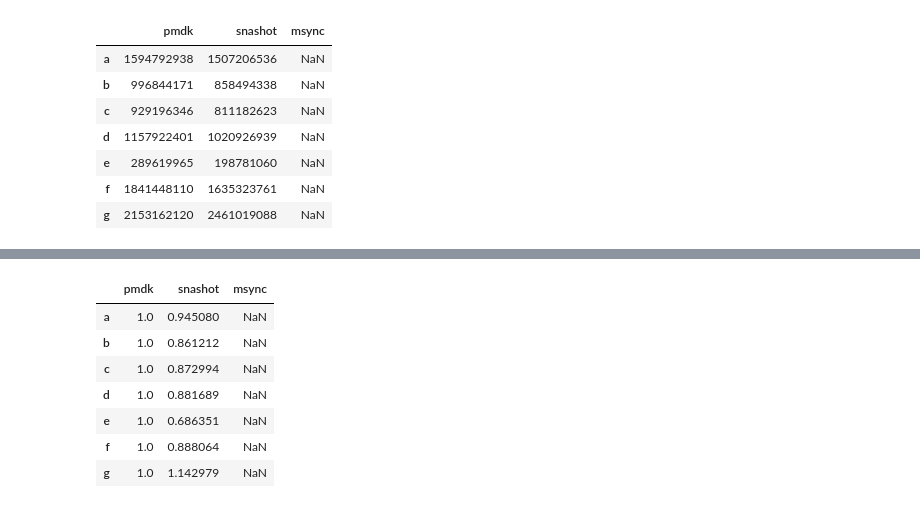
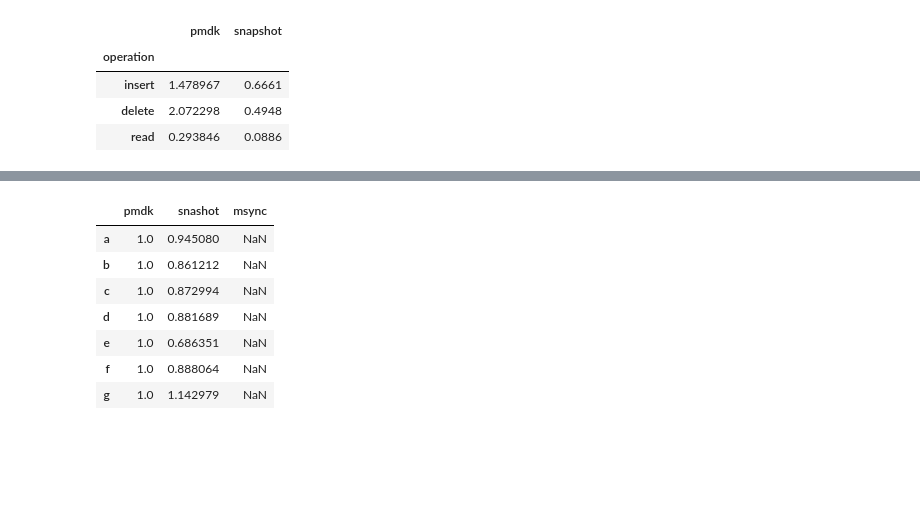
Before and after one commit to NVSL/snapshot-public, a Jupyter notebook: src/scripts/simplekv.ipynb, the cells around one changed output, grey strips where cells are left out. Saved outputs shown, nothing was run; the diff lists cells and outputs as text; code cells hidden in the pictures; blank space fills up the shorter version.

```diff
--- a/src/scripts/simplekv.ipynb
+++ b/src/scripts/simplekv.ipynb
@@ -40,17 +40,13 @@ dataf = "../../data/simplekv.csv"
 # %%
 df = pd.read_csv(dataf, index_col=None)
-df.index = ['a', 'b', 'c', 'd', 'e', 'f', 'g']
+df = df.set_index('operation')
+df
+# %% [output]
+|  | pmdk | snapshot |
+| operation |  |  |
+| insert | 1.478967 | 0.6661 |
+| delete | 2.072298 | 0.4948 |
+| read | 0.293846 | 0.0886 |
-# %%
-df
-# %% [output]
-|  | pmdk | snashot | msync |
-| a | 1594792938 | 1507206536 | NaN |
-| b | 996844171 | 858494338 | NaN |
-| c | 929196346 | 811182623 | NaN |
-| d | 1157922401 | 1020926939 | NaN |
-| e | 289619965 | 198781060 | NaN |
-| f | 1841448110 | 1635323761 | NaN |
-| g | 2153162120 | 2461019088 | NaN |
 # %%
 pmdk_col = df['pmdk']
 df_norm = df.copy(deep=True)
```
Also changed, not shown: parts of 4 cells of this notebook, 25 other files.
